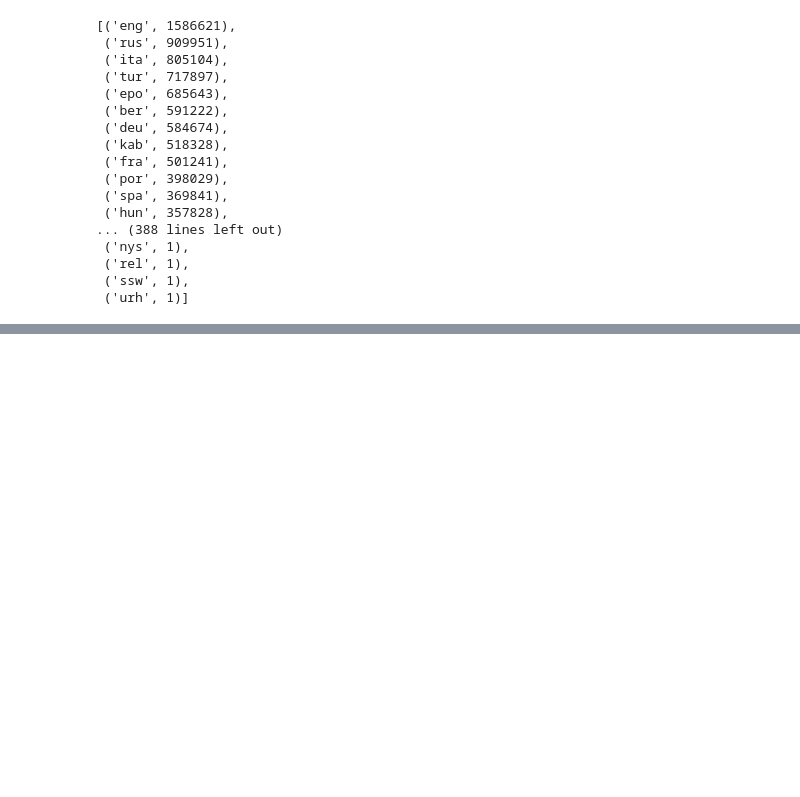
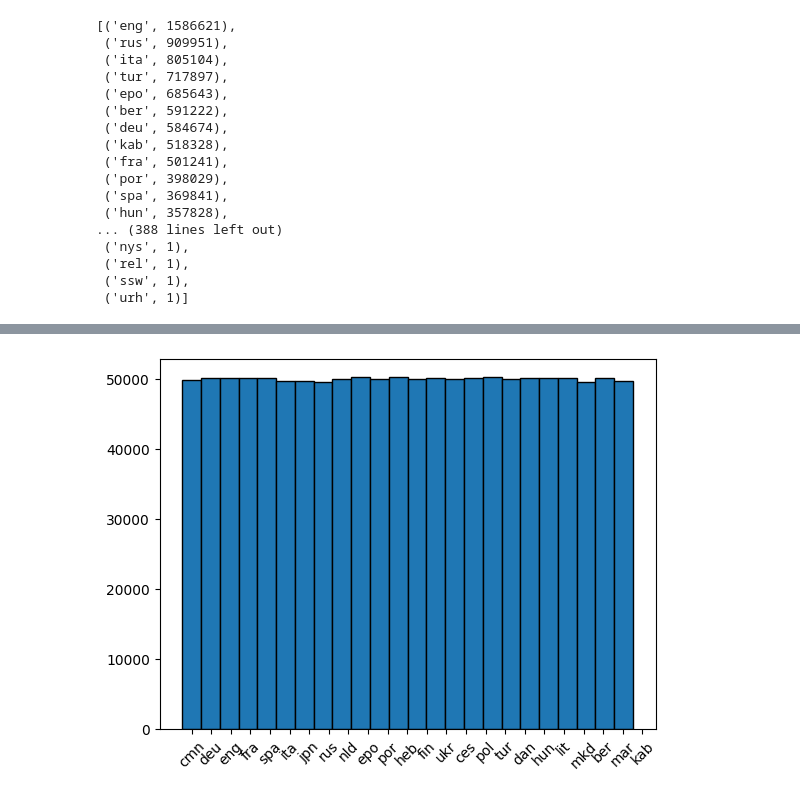
Before and after one commit to PiotrCenda/lang-detection, a Jupyter notebook: data_exploration.ipynb, the cells around one changed output, grey strips where cells are left out. Saved outputs shown, nothing was run; the diff lists cells and outputs as text; code cells hidden in the pictures; blank space fills up the shorter version.

```diff
--- a/data_exploration.ipynb
+++ b/data_exploration.ipynb
@@ -71,0 +135,2 @@ df_20.to_csv("data/sentences_top20.csv", sep='\t', encoding='utf-8')
+# %%
+df_50k_balanced = df_20[df_20.apply(lambda x: (50000/occurances[x["lan_code"]]) > random.random(), axis=1)]
@@ -71,0 +171,6 @@ df_20.to_csv("data/sentences_top20.csv", sep='\t', encoding='utf-8')
+# %%
+plt.hist(df_50k_balanced["lan_code"], bins=len(df_50k_balanced["lan_code"].unique()), edgecolor='black', align='left')
+plt.xticks(rotation=45)
+plt.show()
+# %% [output]
+[figure, added]
```
Also changed, not shown: parts of 18 cells of this notebook, 1 other file.
